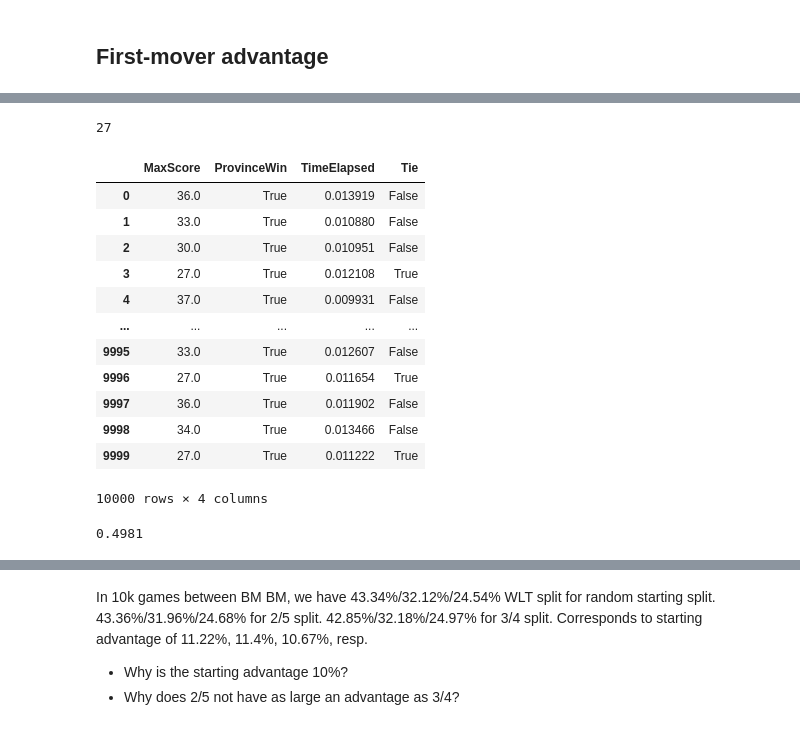
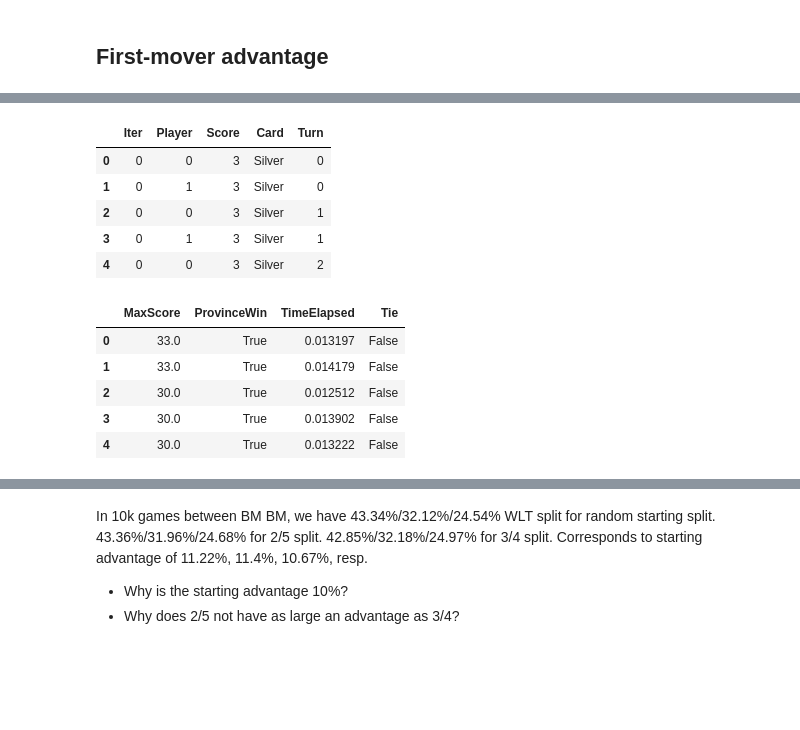
Before and after one commit to SpecificGenerality/PyDominion, a Jupyter notebook: notebooks/simulations.ipynb, the cells around one changed output, grey strips where cells are left out. Drawn from its saved outputs; the diff is of its cells as text; code cells hidden in the pictures; blank space fills up the shorter version.

```diff
--- a/notebooks/simulations.ipynb
+++ b/notebooks/simulations.ipynb
@@ -36,3 +42,3 @@ env = DefaultEnvironment(config, players, logger=logger)
 # %%
-stats = simulate(env, 10000, None)
+sim_stats = simulate(env, 10000, None, turn_log=True)
 # %% [output]
@@ -79,4 +47,10 @@ df
-# %%
-df['Turns'].max()
-# %% [output]
-27
+# %%
+df = sim_stats.turn_df
+df.head()
+# %% [output]
+|  | Iter | Player | Score | Card | Turn |
+| 0 | 0 | 0 | 3 | Silver | 0 |
+| 1 | 0 | 1 | 3 | Silver | 0 |
+| 2 | 0 | 0 | 3 | Silver | 1 |
+| 3 | 0 | 1 | 3 | Silver | 1 |
+| 4 | 0 | 0 | 3 | Silver | 2 |
@@ -83,21 +60,10 @@ df['Turns'].max()
 # %%
-game_df = stats.game_df
-game_df
+game_df = sim_stats.game_df
+game_df.head()
 # %% [output]
 |  | MaxScore | ProvinceWin | TimeElapsed | Tie |
-| 0 | 36.0 | True | 0.013919 | False |
-| 1 | 33.0 | True | 0.010880 | False |
-| 2 | 30.0 | True | 0.010951 | False |
-| 3 | 27.0 | True | 0.012108 | True |
-| 4 | 37.0 | True | 0.009931 | False |
-| ... | ... | ... | ... | ... |
-| 9995 | 33.0 | True | 0.012607 | False |
-| 9996 | 27.0 | True | 0.011654 | True |
-| 9997 | 36.0 | True | 0.011902 | False |
-| 9998 | 34.0 | True | 0.013466 | False |
-| 9999 | 27.0 | True | 0.011222 | True |
+| 0 | 33.0 | True | 0.013197 | False |
+| 1 | 33.0 | True | 0.014179 | False |
+| 2 | 30.0 | True | 0.012512 | False |
+| 3 | 30.0 | True | 0.013902 | False |
+| 4 | 30.0 | True | 0.013222 | False |
-10000 rows × 4 columns
-# %%
-diff.sum() / len(diff)
-# %% [output]
-0.4981
```
Also changed, not shown: parts of 26 cells of this notebook, 1 other file.
